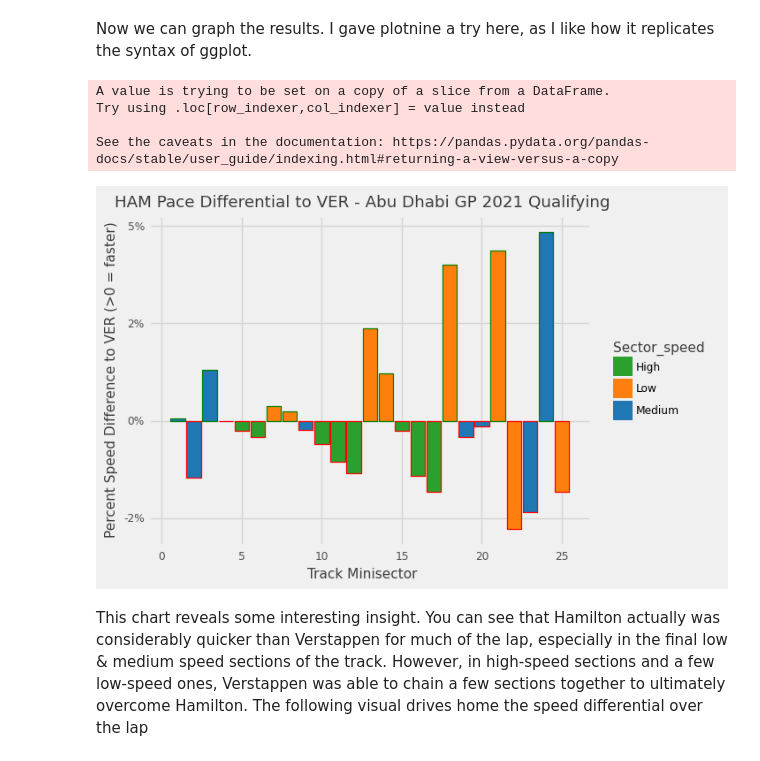
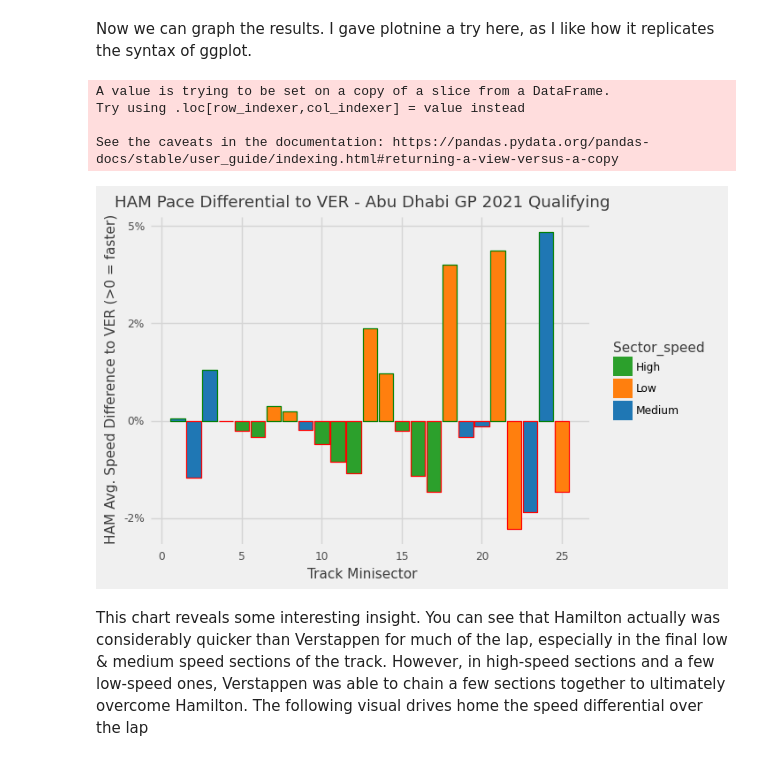
Before and after one commit to jackhopper/F1-Analysis, a Jupyter notebook: f1_qualifying_analysis.ipynb, the cells around one changed output. Cells and saved outputs as stored; diff of their text form; code cells hidden in the pictures.

Commit message:
Changing graph axis title

```diff
--- a/f1_qualifying_analysis.ipynb
+++ b/f1_qualifying_analysis.ipynb
@@ -136,27 +136,27 @@ Now we can graph the results. I gave plotnine a try here, as I like how it repli
 # %%
 from plotnine import ggplot, coord_flip, aes, facet_wrap, geom_col, theme_538, scale_fill_manual, labs, ggtitle, guides, scale_y_continuous, scale_color_manual
 #Create a dataset focusing on Hamilton
 ham_gap = average_speed[average_speed['Driver']=='HAM']
 #And add an indicator for if he was faster than Verstappen in this minisector
 ham_gap['faster'] = ham_gap['gap'].apply(lambda x: 'true' if x <= 0 else 'false')
 
 a = (ggplot(ham_gap)
      + geom_col(aes(x="Minisector", y = "gap", fill = "Sector_speed", color = 'faster'))
      + theme_538()
-     + labs(x='Track Minisector', y = 'Percent Speed Difference to VER (>0 = faster)')
+     + labs(x='Track Minisector', y = 'HAM Avg. Speed Difference to VER (>0 = faster)')
      + ggtitle('HAM Pace Differential to VER - Abu Dhabi GP 2021 Qualifying')
      + guides(color = False, size = False)
      + scale_y_continuous(labels=lambda l: ["%d%%" % (v * 100) for v in l])
      + scale_color_manual(values = ['green', 'red'])
      + scale_fill_manual(values = ['tab:green', 'tab:orange', 'tab:blue'])
 )
 print(a)
 # %% [output]
 A value is trying to be set on a copy of a slice from a DataFrame.
 Try using .loc[row_indexer,col_indexer] = value instead
 
 See the caveats in the documentation: https://pandas.pydata.org/pandas-docs/stable/user_guide/indexing.html#returning-a-view-versus-a-copy
-[figure, old version]
+[figure, new version]
 # %% [markdown]
 This chart reveals some interesting insight. You can see that Hamilton actually was considerably quicker than Verstappen for much of the lap, especially in the final low & medium speed sections of the track. However, in high-speed sections and a few low-speed ones, Verstappen was able to chain a few sections together to ultimately overcome Hamilton. The following visual drives home the speed differential over the lap
 # %%
```
